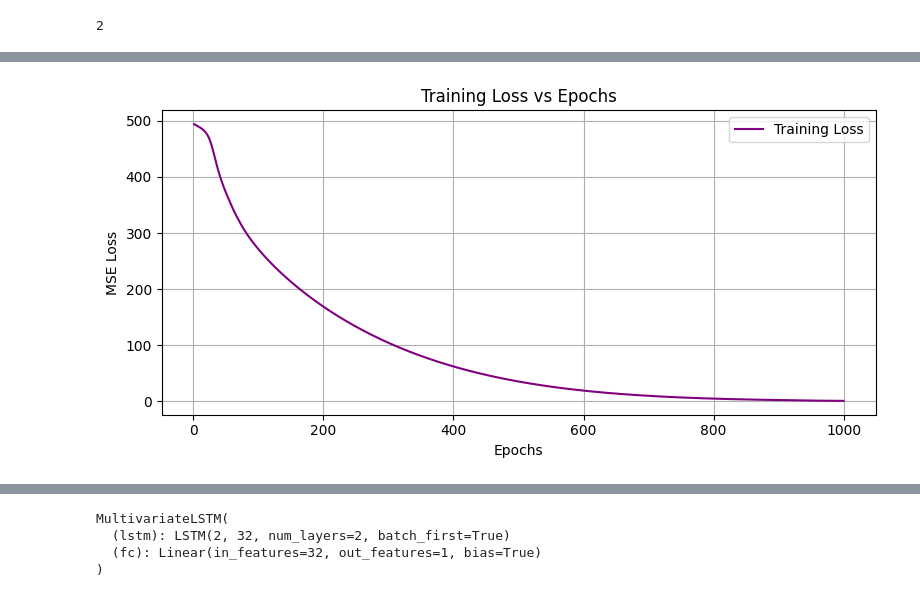
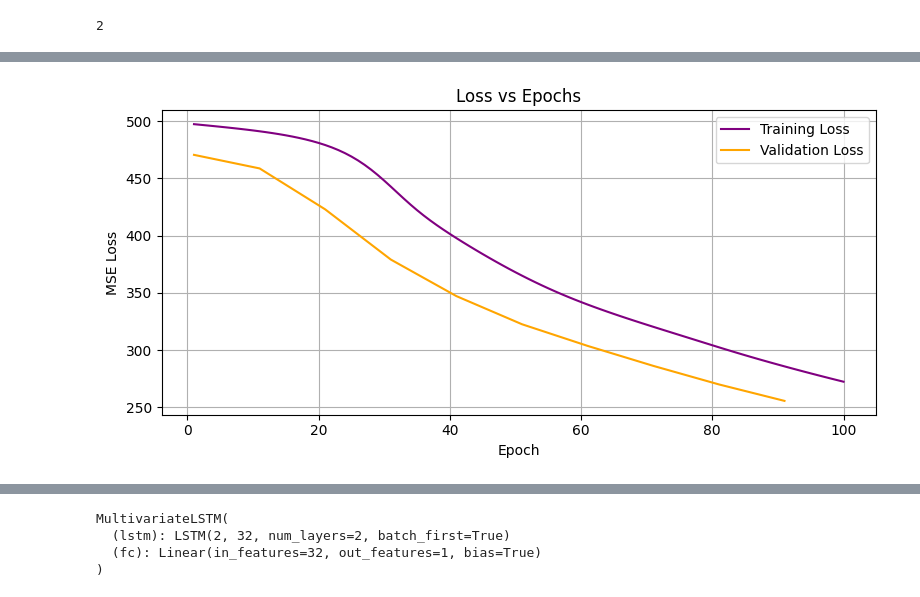
Before and after one commit to PracticeOrientedAICDT/PassivUK_Project_Spring_2026, a Jupyter notebook: basic_temperature_predictor.ipynb, the cells around one changed output, grey strips where cells are left out. Cells and saved outputs as stored; diff of their text form; code cells hidden in the pictures.

Commit message:
feat: validation loss

```diff
--- a/basic_temperature_predictor.ipynb
+++ b/basic_temperature_predictor.ipynb
@@ -71,14 +106,8 @@ print(len(target))
 # %%
 scaler = MinMaxScaler()
-input_features = scaler.fit_transform(input_features)
+train_input = scaler.fit_transform(train_input)
+val_input = scaler.fit_transform(val_input)
+test_input = scaler.fit_transform(test_input)
-# %%
-# Split the data into training and testing sets
-train_size = int(len(input_features) * 0.8)
-train_input = input_features[:train_size]
-test_input = input_features[train_size:]
-train_target = target[:train_size]
-test_target = target[train_size:]
-test_dates = house_df["Datetime"].values[train_size:]
 # %%
 def create_sequences(input_data, target_data, seq_length):
     """Creates sequences of seq_length steps in input data,
@@ -93,6 +122,7 @@ def create_sequences(input_data, target_data, seq_length):
     return torch.tensor(inp_seq, dtype=torch.float32), torch.tensor(tgt_seq, dtype=torch.float32)
 
 
-seq_length = 50 # int((30*60)/15)
+seq_length = 10 # int((30*60)/15)
 train_inp_seq, train_tgt_seq = create_sequences(train_input, train_target, seq_length)
+val_inp_seq, val_tgt_seq = create_sequences(val_input, val_target, seq_length)
 test_inp_seq, test_tgt_seq = create_sequences(test_input, test_target, seq_length)
@@ -126,15 +194,26 @@ print(input_size)
 criterion = nn.MSELoss()
 optimizer = torch.optim.Adam(model.parameters(), lr=0.001)
 
-num_epochs = 1000
-losses = []
+num_epochs = 100
+training_losses = []
+val_losses = []
 for epoch in range(num_epochs):
+    # Add minibatching -> loop over each smaller chunks of the dataset
     outputs = model(train_inp_seq)
     optimizer.zero_grad()
-    loss = criterion(outputs, train_tgt_seq.unsqueeze(1))
-    loss.backward()
+    training_loss = criterion(outputs, train_tgt_seq.unsqueeze(1))
+    # Unsqueeze: Changes array shape from [0, 1, 2, 3] to [[0], [1], [2], [3]] to match outputs
+    training_loss.backward()
     optimizer.step()
     if (epoch + 1) % 10 == 0:
-        print(f'Epoch [{epoch + 1}/{num_epochs}], Loss: {loss.item():.4f}')
-    losses.append(loss.item())
+        print(f'Epoch [{epoch + 1}/{num_epochs}], Training loss: {training_loss.item():.4f}')
+        # Run on a validation set
+        # plot loss
+        with torch.no_grad():
+            model.eval()
+            val_preds = model(val_inp_seq)
+            val_loss = criterion(val_preds, val_tgt_seq.unsqueeze(1))
+            model.train()
+            val_losses.append(val_loss.item())
+    training_losses.append(training_loss.item())
 # %% [output]
@@ -158,16 +230,17 @@ Epoch [1000/1000], Loss: 0.7242
 # %%
 # Plot the loss at each epoch to visualize model convergence
 plt.figure(figsize=(8, 4))
-plt.plot(range(1, num_epochs + 1), losses, label='Training Loss', color='purple')
-plt.xlabel('Epochs')
+plt.plot(range(1, num_epochs + 1), training_losses, label='Training Loss', color='purple')
+plt.plot(range(1, num_epochs + 1, 10), val_losses, label='Validation Loss', color='orange')
+plt.xlabel('Epoch')
 plt.ylabel('MSE Loss')
-plt.title('Training Loss vs Epochs')
+plt.title('Loss vs Epochs')
 plt.grid(True)
 plt.legend()
 plt.tight_layout()
 plt.show()
 # %% [output]
-[figure, old version]
+[figure, new version]
 # %%
 model.eval()
 with torch.no_grad():
```
Also changed, not shown: parts of 14 cells of this notebook.
